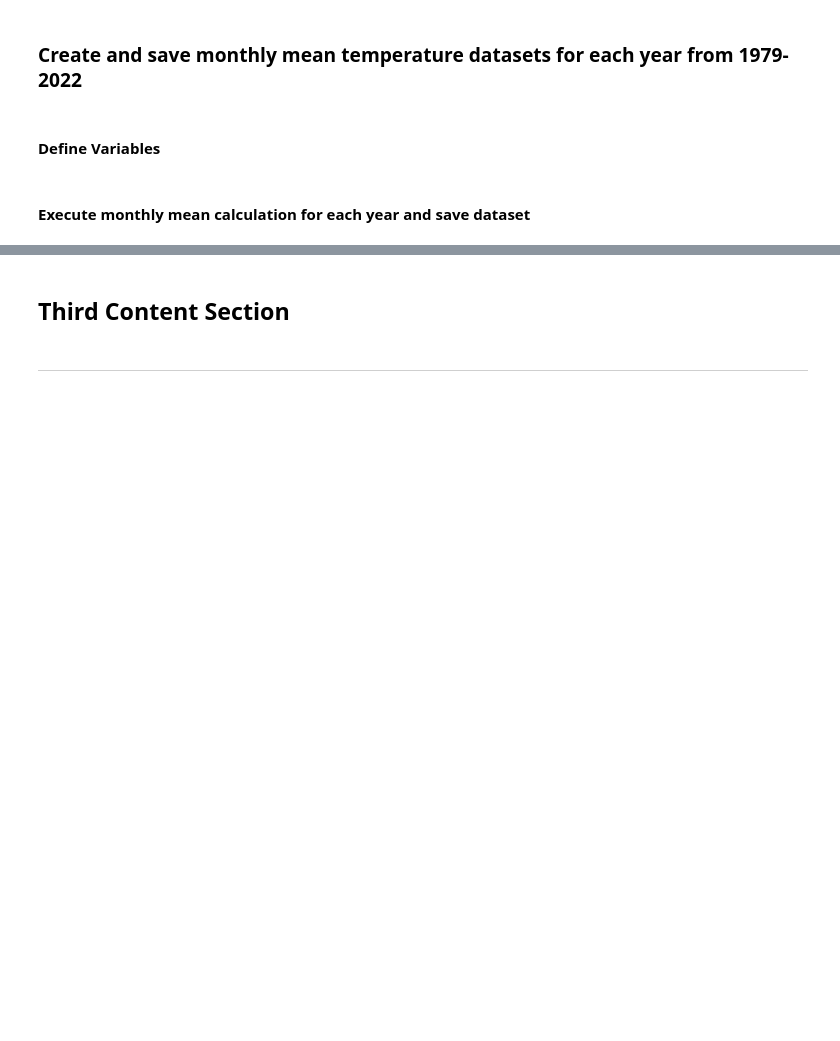
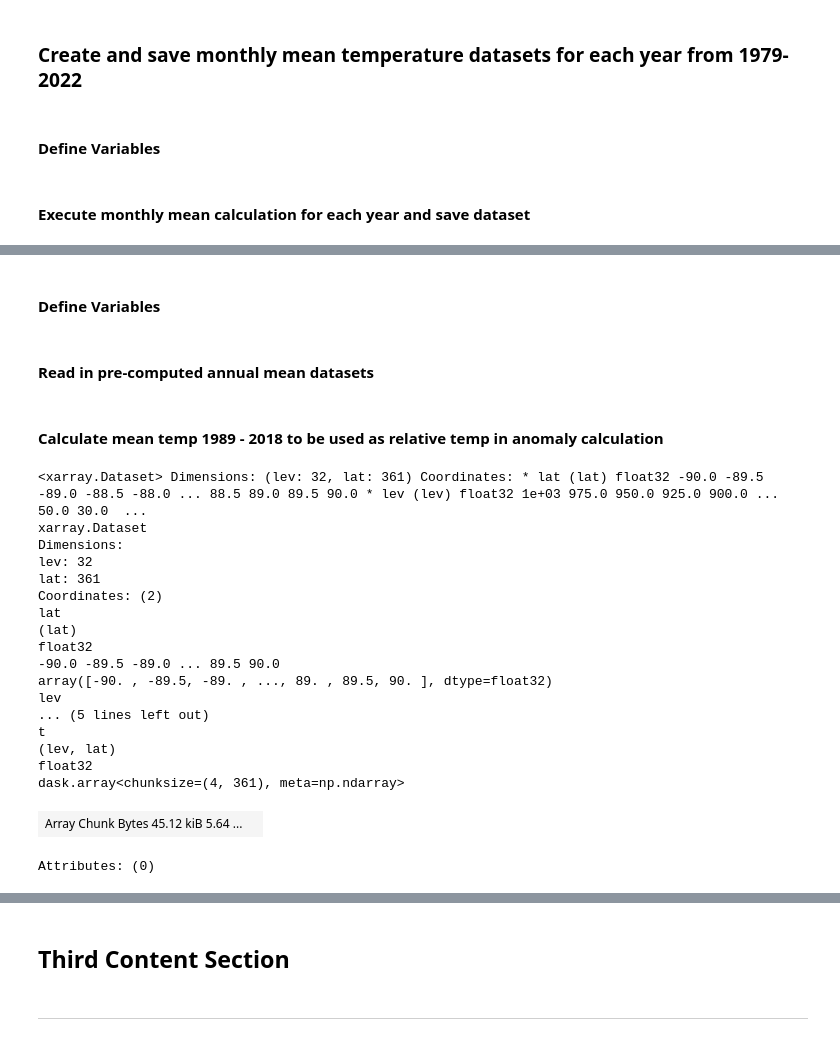
Before and after one commit to cgsutter/ATM622-General-Circulation, a Jupyter notebook: AA_NYSM.ipynb, the cells around one changed output, grey strips where cells are left out. Saved outputs shown, nothing was run; the diff lists cells and outputs as text; code cells hidden in the pictures; blank space fills up the shorter version.

```diff
--- a/AA_NYSM.ipynb
+++ b/AA_NYSM.ipynb
@@ -99 +117,14 @@ for year in years:
+# %%
+# execute function monthl
+
+make_dir(save_dir)
+
+for year in years:
+
+    ds = open_ds(year)
+
+    # group dataframe depending on seasonal, annual, monthly means
+    ds_grouped = ds.groupby(ds.time.dt.year)
+
+    compute_save_means(ds_grouped, year)
 # %% [markdown]
@@ -102,0 +142,2 @@ Recreate figures 1A and 2A from **Francis & Vavrus 2015**. Citation and link to
+# %% [markdown]
+#### Define Variables
@@ -102,0 +150,41 @@ Recreate figures 1A and 2A from **Francis & Vavrus 2015**. Citation and link to
+# %% [markdown]
+#### Read in pre-computed annual mean datasets
+# %%
+# List all files from parent dir with the years defined
+t_files_years_calc = []
+for year in years_calc:
+    t_files_years_calc.append(f"{dir_annual_t}annual_t_{year}.nc")
+
+# List all files from parent dir with the years defined
+t_files_years_relative = []
+for year in years_relative:
+    t_files_years_relative.append(f"{dir_annual_t}annual_t_{year}.nc")
+
+# Read in datasets using dask
+ds_years_calc = xr.open_mfdataset(t_files_years_calc, chunks={'time':30*4, 'lev': 4}, parallel=True)
+ds_years_relative = xr.open_mfdataset(t_files_years_relative, chunks={'time':30*4, 'lev': 4}, parallel=True)
+# %% [markdown]
+#### Calculate mean temp 1989 - 2018 to be used as relative temp in anomaly calculation
+# %%
+t_rel = ds_years_relative.mean(dim=('year'))
+t_rel
+# %% [output]
+<xarray.Dataset> Dimensions: (lev: 32, lat: 361) Coordinates: * lat (lat) float32 -90.0 -89.5 -89.0 -88.5 -88.0 ... 88.5 89.0 89.5 90.0 * lev (lev) float32 1e+03 975.0 950.0 925.0 900.0 ... 50.0 30.0  ...
+xarray.Dataset
+Dimensions:
+lev: 32
+lat: 361
+Coordinates: (2)
+lat
+(lat)
+float32
+-90.0 -89.5 -89.0 ... 89.5 90.0
+array([-90. , -89.5, -89. , ..., 89. , 89.5, 90. ], dtype=float32)
+lev
+... (5 lines left out)
+t
+(lev, lat)
+float32
+dask.array<chunksize=(4, 361), meta=np.ndarray>
+| Array Chunk Bytes 45.12 kiB 5.64 ... |  |
+Attributes: (0)
```
Also changed, not shown: parts of 47 cells of this notebook.
